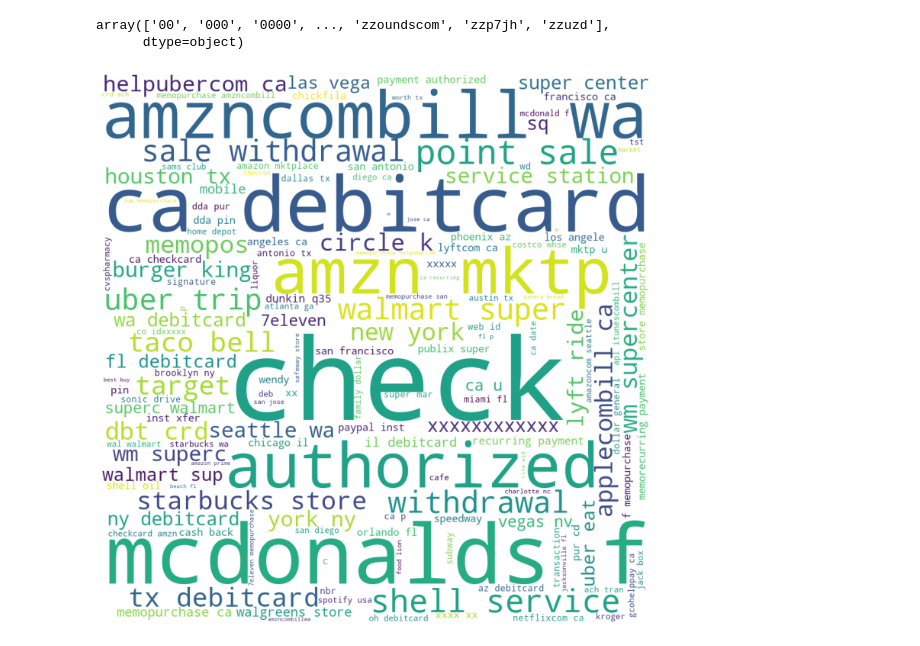
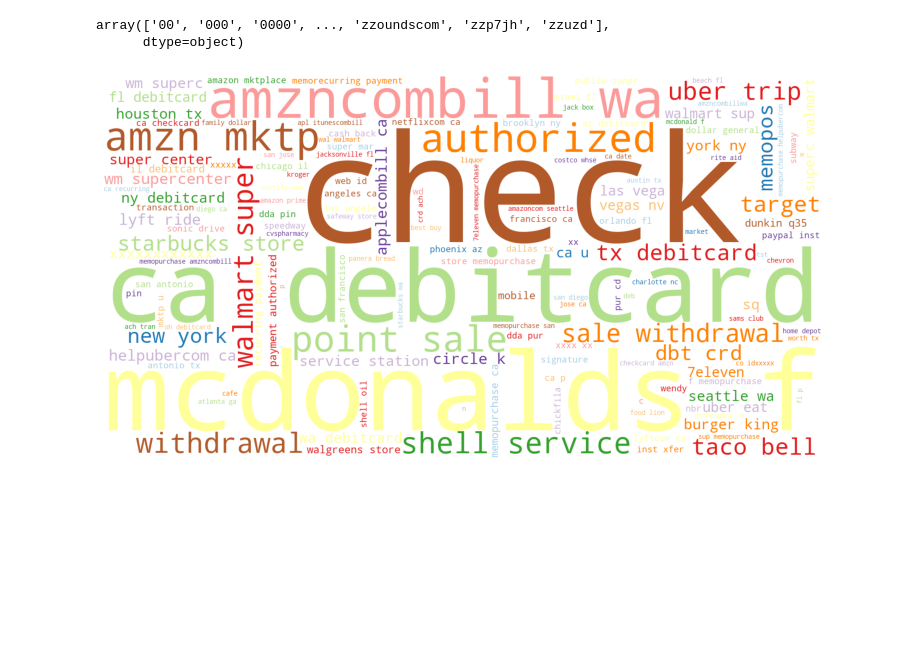
Before and after one commit to DSC180A/transaction_categorization, a Jupyter notebook: notebook/eda.ipynb, the cells around one changed output. Cells and saved outputs as stored; diff of their text form; code cells hidden in the pictures; blank space fills up the shorter version.

Commit message:
added more plots, todo: think of more plots, investigation from the plots, combine dataset

```diff
--- a/notebook/eda.ipynb
+++ b/notebook/eda.ipynb
@@ -27,15 +28,15 @@ vectorizer.get_feature_names_out()
 array(['00', '000', '0000', ..., 'zzoundscom', 'zzp7jh', 'zzuzd'],
       dtype=object)
 # %%
-wordcloud = WordCloud(width = 1000, height = 1000,
+wordcloud = WordCloud(width = 1500, height = 800,
                 background_color ='white',
                 stopwords=['card','purchase','pos','visa','debit'],
-                min_font_size = 10, max_words=150).generate_from_text(' '.join(df['Cleaned Text']))
-plt.figure(figsize = (10, 10), facecolor = None)
+                min_font_size = 10, max_words=150,colormap='Paired').generate_from_text(out.iloc[0][0])
+plt.figure(figsize = (10, 8), facecolor = None)
 plt.imshow(wordcloud)
 plt.axis("off")
 plt.tight_layout(pad = 0)
 
 plt.show()
 # %% [output]
-[figure, old version]
+[figure, new version]
```
Also changed, not shown: parts of 3 cells of this notebook.
